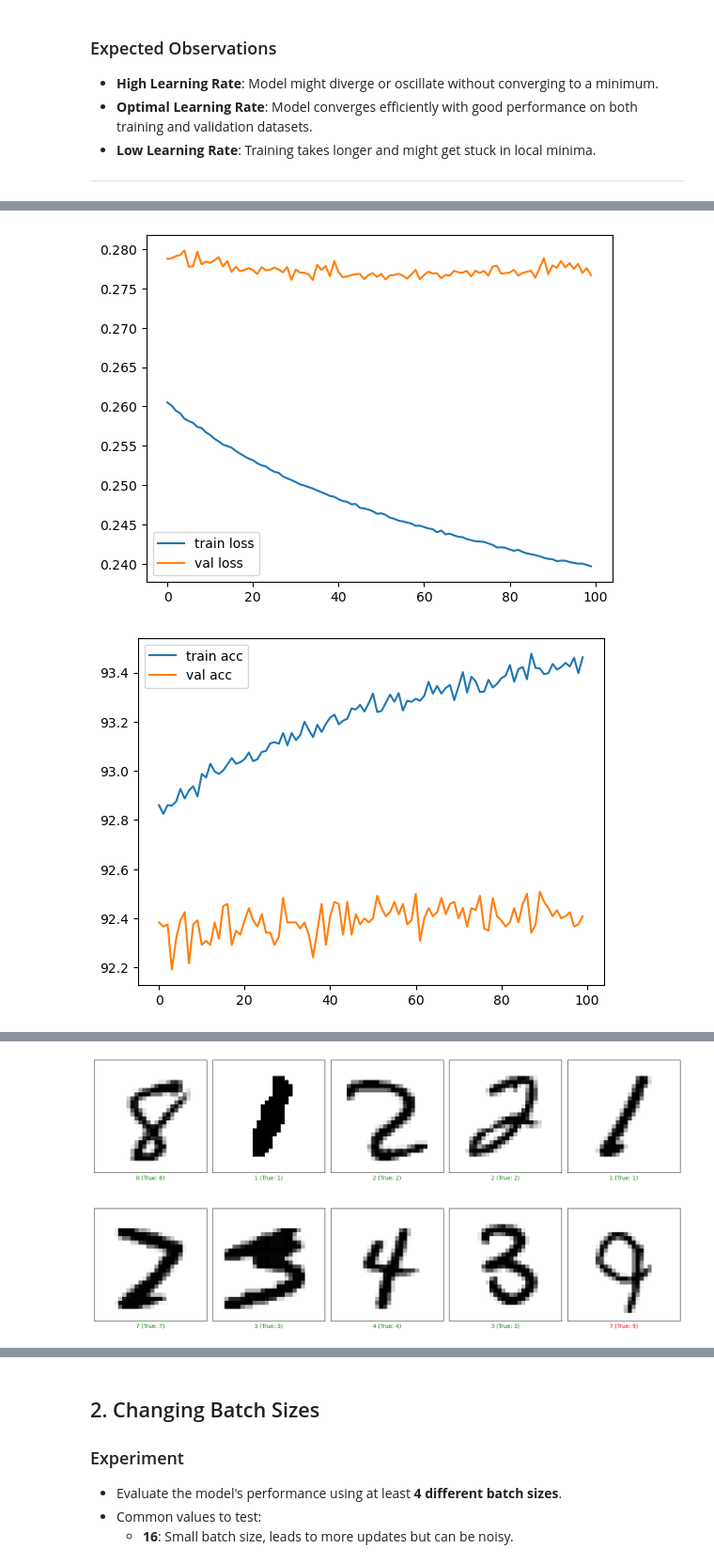
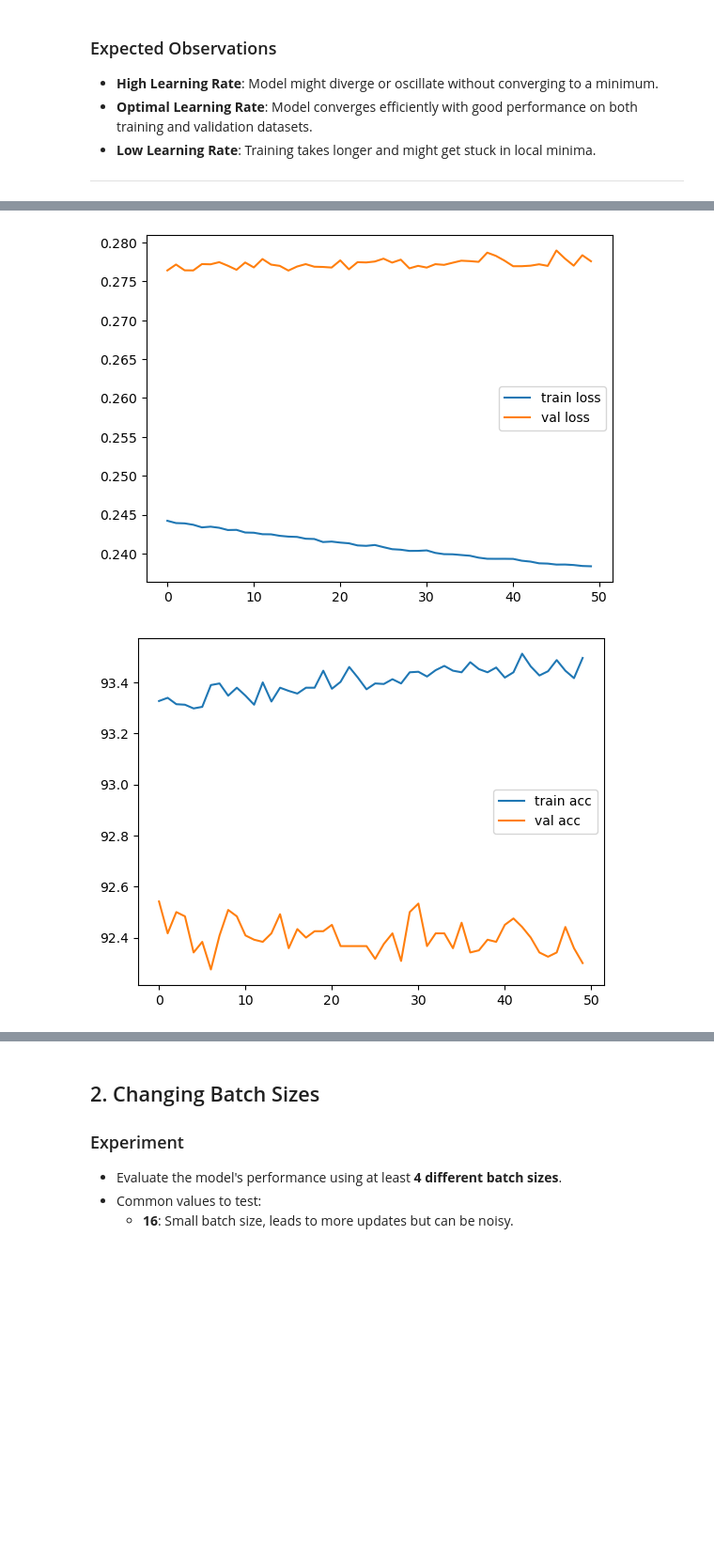
Before and after one commit to RanaMohamed6720/MNIST-Classification-AI, a Jupyter notebook: mnist-dataset.ipynb, the cells around one changed output, grey strips where cells are left out. Shown at 94% size. Cells and saved outputs as stored; diff of their text form; code cells hidden in the pictures; blank space fills up the shorter version.

Commit message:
Removed analysis on test set to avoid model overfitting

```diff
--- a/mnist-dataset.ipynb
+++ b/mnist-dataset.ipynb
@@ -322,9 +314,4 @@ optimizer = optim.SGD(model.parameters(), lr=0.05) # lr: learning rate
 train_losses, val_losses, train_accuracies, val_accuracies = train_model(optimizer, model, train_loader, val_loader, epochs=50)
 history = {"loss": train_losses, "val_loss": val_losses, "accuracy" : train_accuracies, "val_accuracy": val_accuracies}
 acc_loss_plots(history)
-
-test_pred, x_test, y_test = evaluate_model()
-class_names = [str(i) for i in range(10)]
-plot_confusion_matrix(test_pred, y_test, class_names,title="Confusion Matrix for MNIST", color="Blues")
-visualize_predictions(test_pred, x_test, y_test, class_names, num_images=10, rows=4, cols=5)
 # %% [output]
@@ -348,2 +335,2 @@ Epoch 100/100, Train Loss: 0.2397, Train Accuracy: 93.46%, Val Loss: 0.2767, Val
-[figure, old version]
+[figure, new version]
-[figure, old version]
+[figure, new version]
@@ -353,4 +337,3 @@ Test Loss: 0.2671, Test Accuracy: 0.9267
-[figure, removed]
 # %%
 # 0.001 learning rate
 optimizer = optim.SGD(model.parameters(), lr=0.001) # lr: learning rate
```
Also changed, not shown: parts of 12 cells of this notebook.
